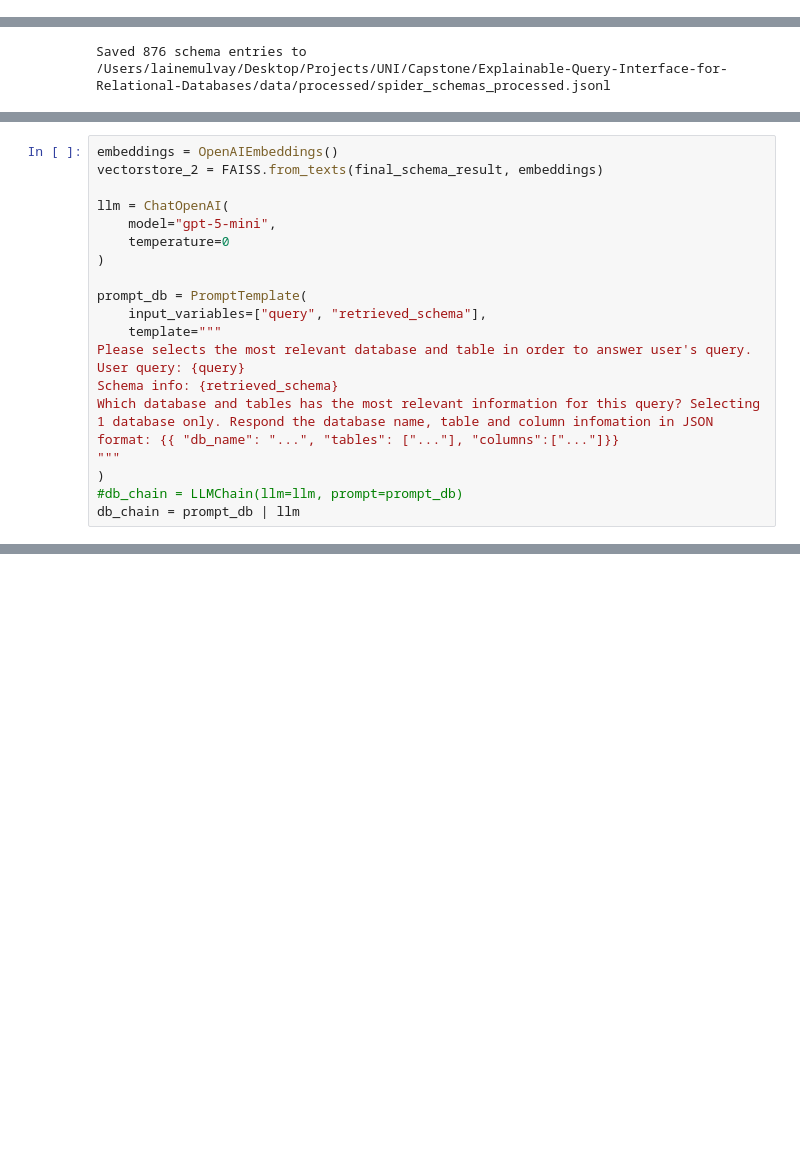
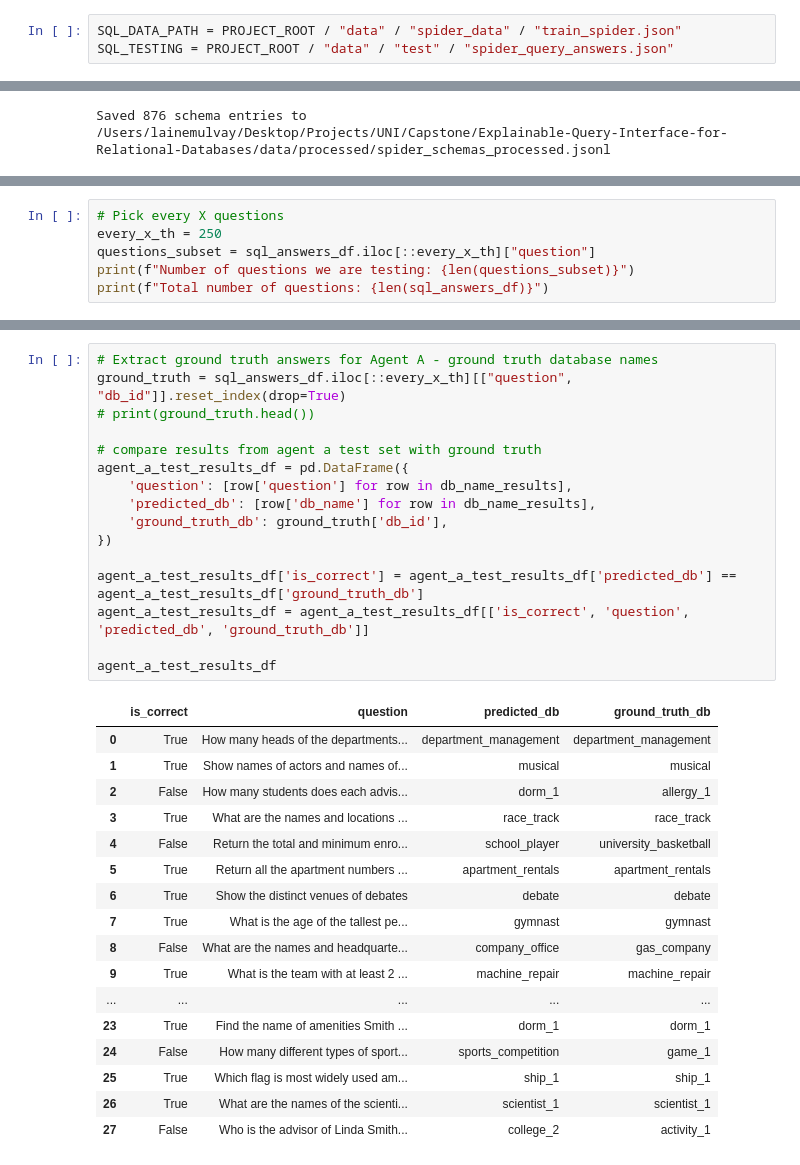
Before and after one commit to lainos123/explainable-nl-query-db-agents, a Jupyter notebook: notebooks/agent-development/Laine/agents-final.ipynb, the cells around one changed output, grey strips where cells are left out. Cells and saved outputs as stored; diff of their text form; blank space fills up the shorter version.

Commit message:
Agent A-C working, saving all needed intermediaries into acessible files

```diff
--- a/notebooks/agent-development/Laine/agents-final.ipynb
+++ b/notebooks/agent-development/Laine/agents-final.ipynb
@@ -29,0 +29,3 @@ sys.path.append(PROJECT_ROOT)
+# %%
+SQL_DATA_PATH = PROJECT_ROOT / "data" / "spider_data" / "train_spider.json"
+SQL_TESTING = PROJECT_ROOT / "data" / "test" / "spider_query_answers.json"
@@ -284,23 +330,3 @@ print(f"Saved schema embeddings to {EMBEDDINGS_FOLDER}")
 # %% [output]
 Loaded 876 entries from /Users/lainemulvay/Desktop/Projects/UNI/Capstone/Explainable-Query-Interface-for-Relational-Databases/data/processed/spider_schemas_processed.jsonl
 Saved schema embeddings to /Users/lainemulvay/Desktop/Projects/UNI/Capstone/Explainable-Query-Interface-for-Relational-Databases/data/processed/spider_schemas_embeddings
-# %%
-embeddings = OpenAIEmbeddings()
-vectorstore_2 = FAISS.from_texts(final_schema_result, embeddings)
-
-llm = ChatOpenAI(
-    model="gpt-5-mini",
-    temperature=0
-)
-
-prompt_db = PromptTemplate(
-    input_variables=["query", "retrieved_schema"],
-    template="""
-Please selects the most relevant database and table in order to answer user's query.
-User query: {query}
-Schema info: {retrieved_schema}
-Which database and tables has the most relevant information for this query? Selecting 1 database only. Respond the database name, table and column infomation in JSON format: {{ "db_name": "...", "tables": ["..."], "columns":["..."]}}
-"""
-)
-#db_chain = LLMChain(llm=llm, prompt=prompt_db)
-db_chain = prompt_db | llm
@@ -447,0 +505,6 @@ User Query: 'Find the name of all students who were in the tryout sorted in alph
+# %%
+# Pick every X questions
+every_x_th = 250
+questions_subset = sql_answers_df.iloc[::every_x_th]["question"]
+print(f"Number of questions we are testing: {len(questions_subset)}")
+print(f"Total number of questions: {len(sql_answers_df)}")
@@ -447,0 +574,34 @@ User Query: 'Find the name of all students who were in the tryout sorted in alph
+# %%
+# Extract ground truth answers for Agent A - ground truth database names
+ground_truth = sql_answers_df.iloc[::every_x_th][["question", "db_id"]].reset_index(drop=True)
+# print(ground_truth.head())
+
+# compare results from agent a test set with ground truth
+agent_a_test_results_df = pd.DataFrame({
+    'question': [row['question'] for row in db_name_results],
+    'predicted_db': [row['db_name'] for row in db_name_results],
+    'ground_truth_db': ground_truth['db_id'],
+})
+
+agent_a_test_results_df['is_correct'] = agent_a_test_results_df['predicted_db'] == agent_a_test_results_df['ground_truth_db']
+agent_a_test_results_df = agent_a_test_results_df[['is_correct', 'question', 'predicted_db', 'ground_truth_db']]
+
+agent_a_test_results_df
+# %% [output]
+|  | is_correct | question | predicted_db | ground_truth_db |
+| 0 | True | How many heads of the departments... | department_management | department_management |
+| 1 | True | Show names of actors and names of... | musical | musical |
+| 2 | False | How many students does each advis... | dorm_1 | allergy_1 |
+| 3 | True | What are the names and locations ... | race_track | race_track |
+| 4 | False | Return the total and minimum enro... | school_player | university_basketball |
+| 5 | True | Return all the apartment numbers ... | apartment_rentals | apartment_rentals |
+| 6 | True | Show the distinct venues of debates | debate | debate |
+| 7 | True | What is the age of the tallest pe... | gymnast | gymnast |
+| 8 | False | What are the names and headquarte... | company_office | gas_company |
+| 9 | True | What is the team with at least 2 ... | machine_repair | machine_repair |
+| ... | ... | ... | ... | ... |
+| 23 | True | Find the name of amenities Smith ... | dorm_1 | dorm_1 |
+| 24 | False | How many different types of sport... | sports_competition | game_1 |
+| 25 | True | Which flag is most widely used am... | ship_1 | ship_1 |
+| 26 | True | What are the names of the scienti... | scientist_1 | scientist_1 |
+| 27 | False | Who is the advisor of Linda Smith... | college_2 | activity_1 |
```
Also changed, not shown: parts of 55 cells of this notebook.
